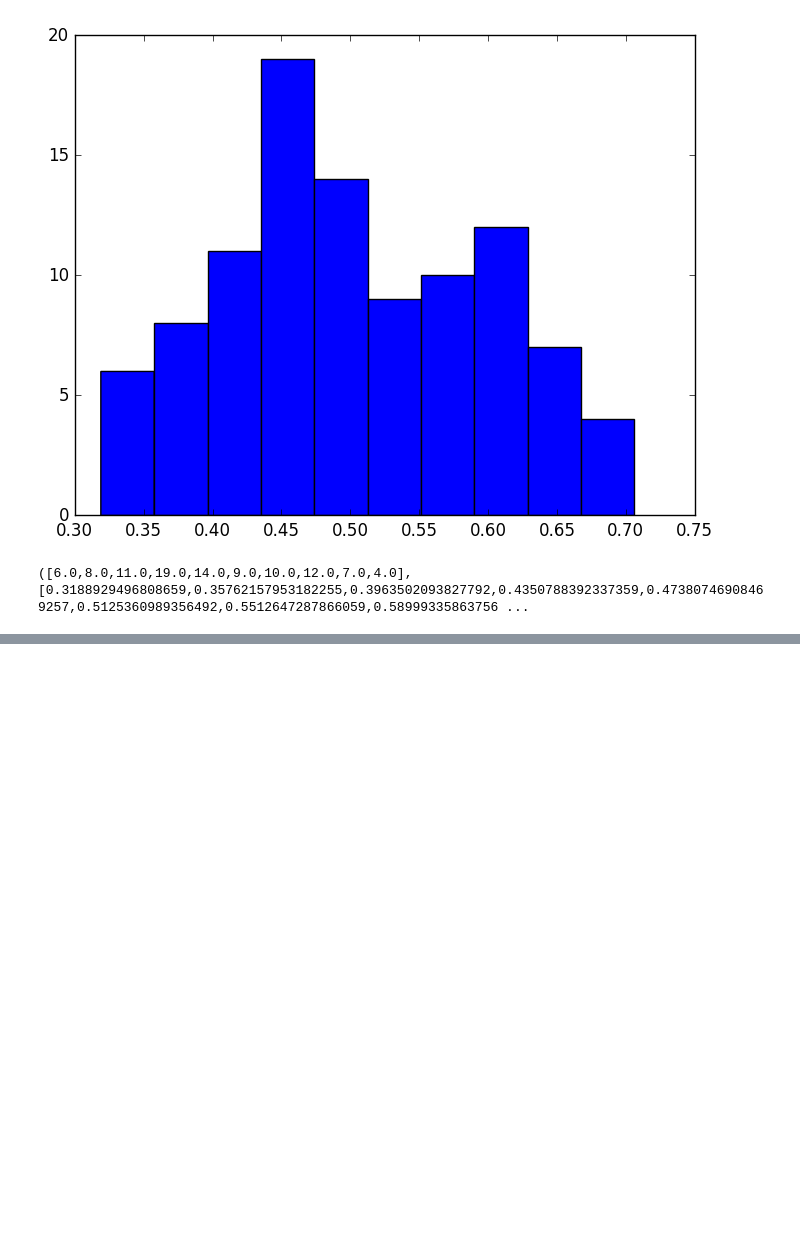
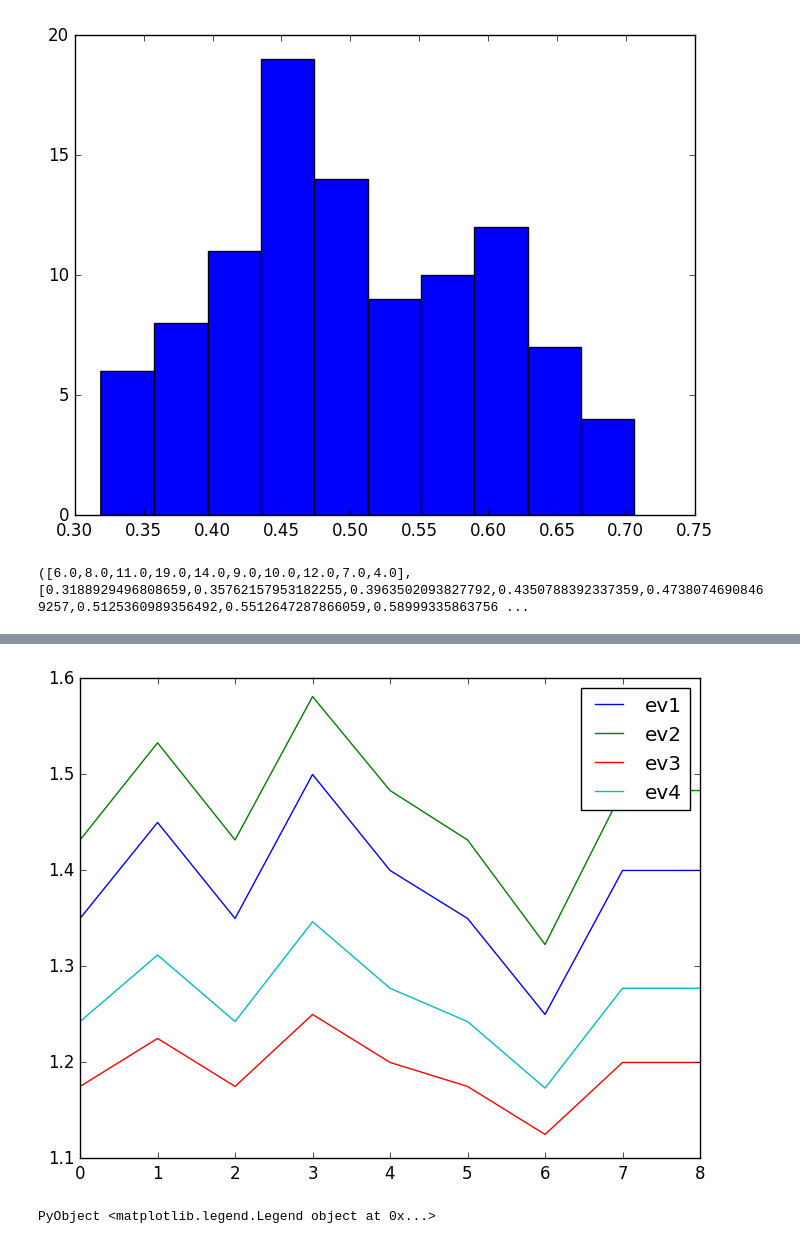
Before and after one commit to nswa17/-, a Jupyter notebook: demo.ipynb, the cells around one changed output, grey strips where cells are left out. Drawn from its saved outputs; the diff is of its cells as text; code cells hidden in the pictures; blank space fills up the shorter version.

```diff
--- a/demo.ipynb
+++ b/demo.ipynb
@@ -135,3 +135,40 @@ ax[:hist](means)
 # %% [output]
 [figure]
 ([6.0,8.0,11.0,19.0,14.0,9.0,10.0,12.0,7.0,4.0],[0.3188929496808659,0.35762157953182255,0.3963502093827792,0.4350788392337359,0.47380746908469257,0.5125360989356492,0.5512647287866059,0.58999335863756 ...
+# %%
+include("functions.jl")
+faculty_num = 3
+student_num = 20
+mu = 0.5
+sigma2 = 0.2
+sigma2_error = 0.05
+
+ev1 = []
+ev2 = []
+ev3 = []
+ev4 = []
+
+for cap in 2:10
+    faculties_list = [Faculty(i, Array(Int, student_num+1), rand(), rand(), cap, [i]) for i in 1:faculty_num]
+    students_list = generate_students(student_num, mu, sigma2, sigma2_error, faculty_num)
+
+    set_prefs_faculties(faculties_list, students_list)
+    set_prefs_students(students_list, faculties_list)
+    #println(faculties_list)
+
+    s_prefs = generate_prefs(students_list)
+    f_prefs = generate_prefs(faculties_list)
+    caps = generate_caps(faculties_list)
+
+    #println(s_prefs)
+    #println(f_prefs)
+
+    s_matched, f_matched, indptr = DA.call_match(s_prefs, f_prefs, caps)
+
+    push!(ev1, evaluate_matched(s_matched, s_prefs))
+    push!(ev2, evaluate_matched2(s_matched, s_prefs))
+    push!(ev3, evaluate_matched3(s_matched, s_prefs))
+    push!(ev4, evaluate_matched4(s_matched, s_prefs))
+    #sorted_students_list = get_sorted_students_list(students_list, faculties_list)
+    #println(sorted_students_list)
+end
@@ -137,0 +181,10 @@ ax[:hist](means)
+# %%
+using PyPlot
+plot(ev1, label="ev1")
+plot(ev2, label="ev2")
+plot(ev3, label="ev3")
+plot(ev4, label="ev4")
+legend()
+# %% [output]
+[figure, added]
+PyObject <matplotlib.legend.Legend object at 0x...>
```
Also changed, not shown: parts of 1 cell of this notebook, 4 other files.
